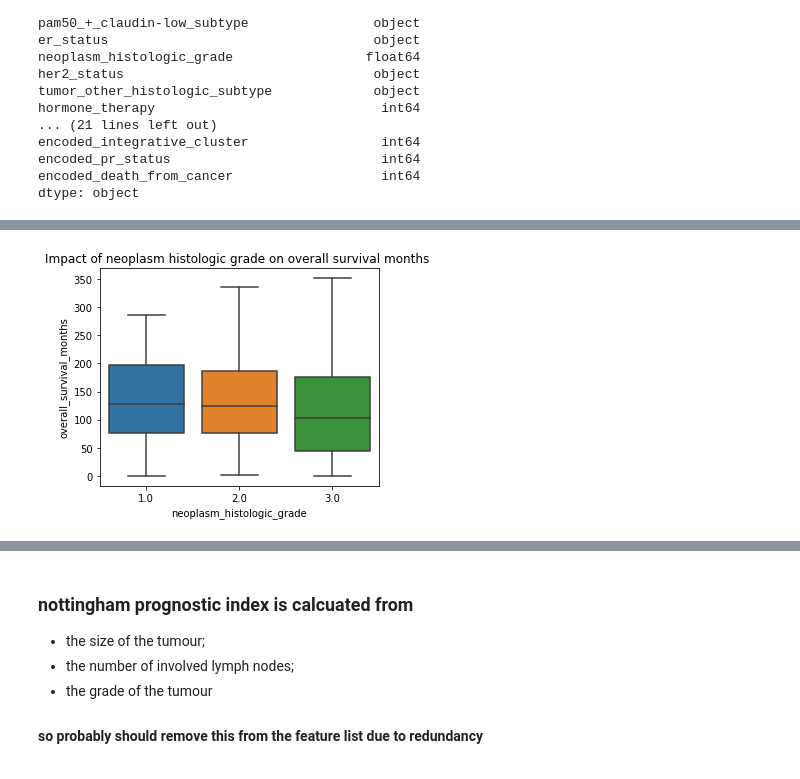
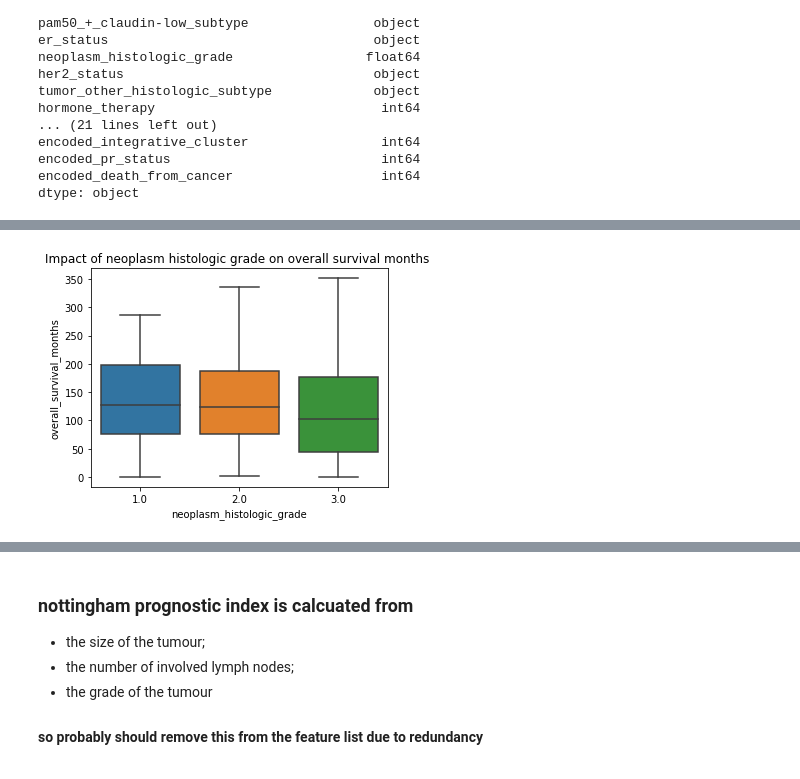
Before and after one commit to eugkik/Breast_Cancer_Study, a Jupyter notebook: Data/CorrelationAnalysisAndFeatureSelection.ipynb, the cells around one changed output, grey strips where cells are left out. Cells and saved outputs as stored; diff of their text form; code cells hidden in the pictures.

```diff
--- a/Data/CorrelationAnalysisAndFeatureSelection.ipynb
+++ b/Data/CorrelationAnalysisAndFeatureSelection.ipynb
@@ -224,11 +230,13 @@ plt.show()
 # %%
 # example
 plt.figure(figsize=(5, 4))
 sns.boxplot(x="neoplasm_histologic_grade", y="overall_survival_months", data=df_clinical)
 plt.title('Impact of neoplasm histologic grade on overall survival months ')
+plt.tight_layout()
+plt.savefig('../OutputPlot/NeoplasmHistologicGrade.pdf')
 plt.show()
 # %% [output]
-[figure, old version]
+[figure, new version]
 # %%
 # example
 plt.figure(figsize=(5, 4))
```
Also changed, not shown: parts of 6 cells of this notebook, 7 other files.
